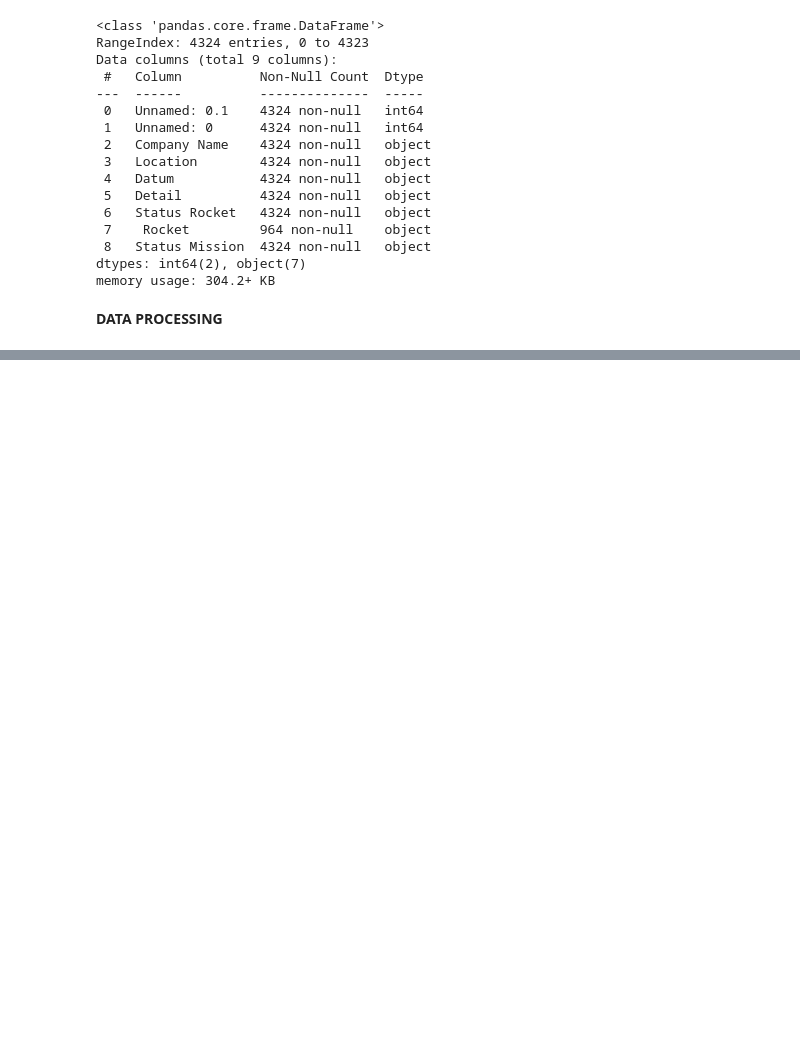
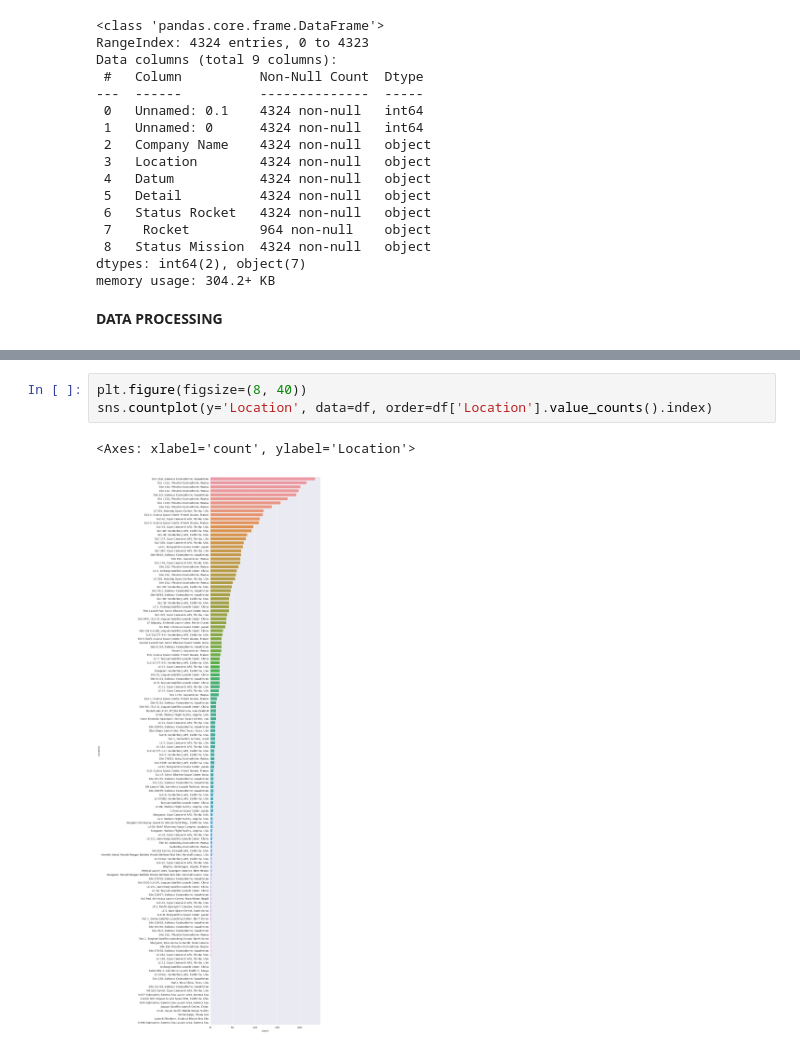
Before and after one commit to ameya932/Space-Missions-Analysis, a Jupyter notebook: Human_Space_Missions_Analysis.ipynb, the cells around one changed output, grey strips where cells are left out. Drawn from its saved outputs; the diff is of its cells as text; blank space fills up the shorter version.

```diff
--- a/Human_Space_Missions_Analysis.ipynb
+++ b/Human_Space_Missions_Analysis.ipynb
@@ -58,0 +110,6 @@ df['Year'] = df['DateTime'].apply(lambda datetime: datetime.year)
+# %%
+plt.figure(figsize=(8, 40))
+sns.countplot(y='Location', data=df, order=df['Location'].value_counts().index)
+# %% [output]
+<Axes: xlabel='count', ylabel='Location'>
+[figure, added]
```
Also changed, not shown: parts of 13 cells of this notebook.
